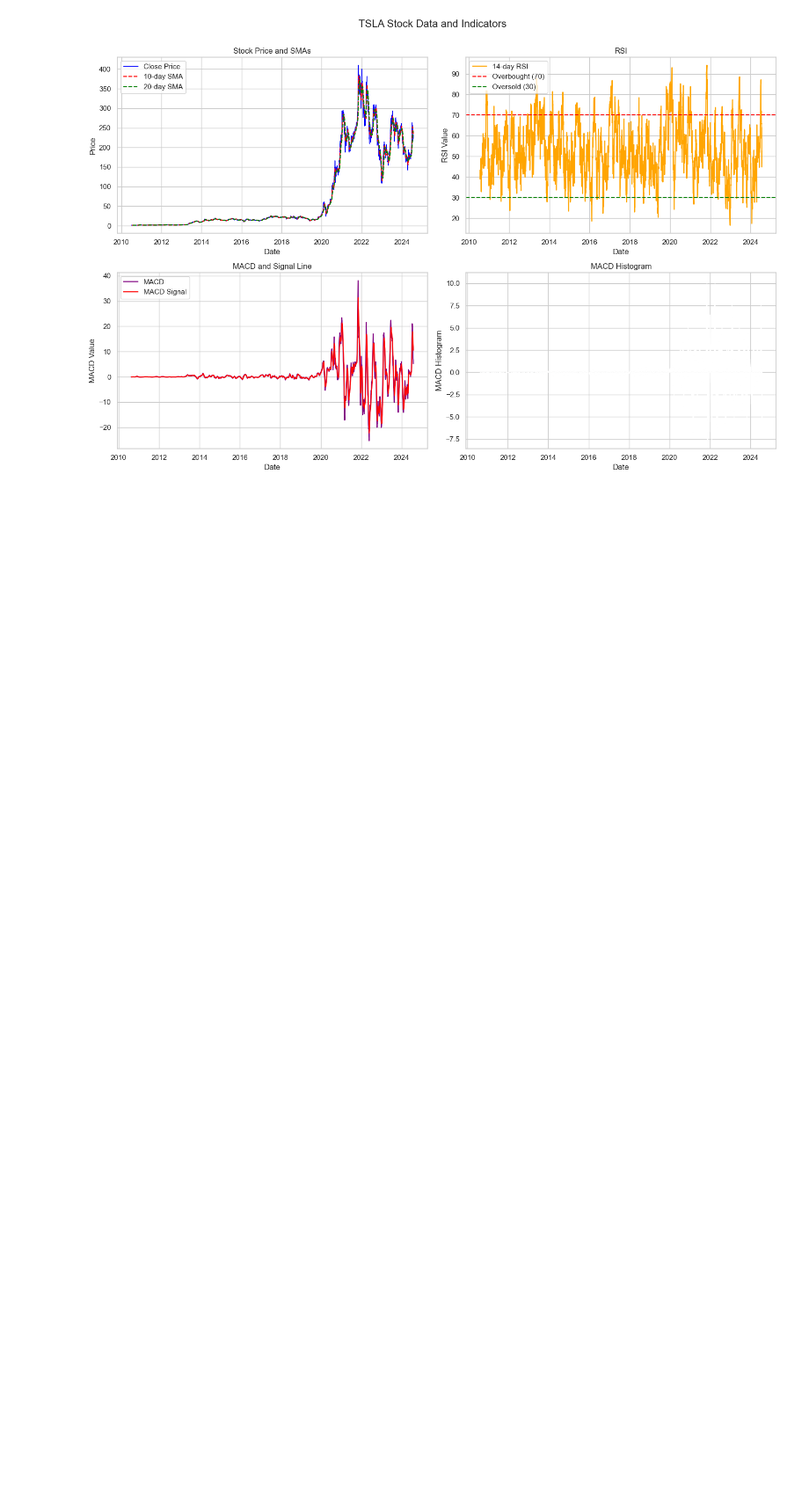
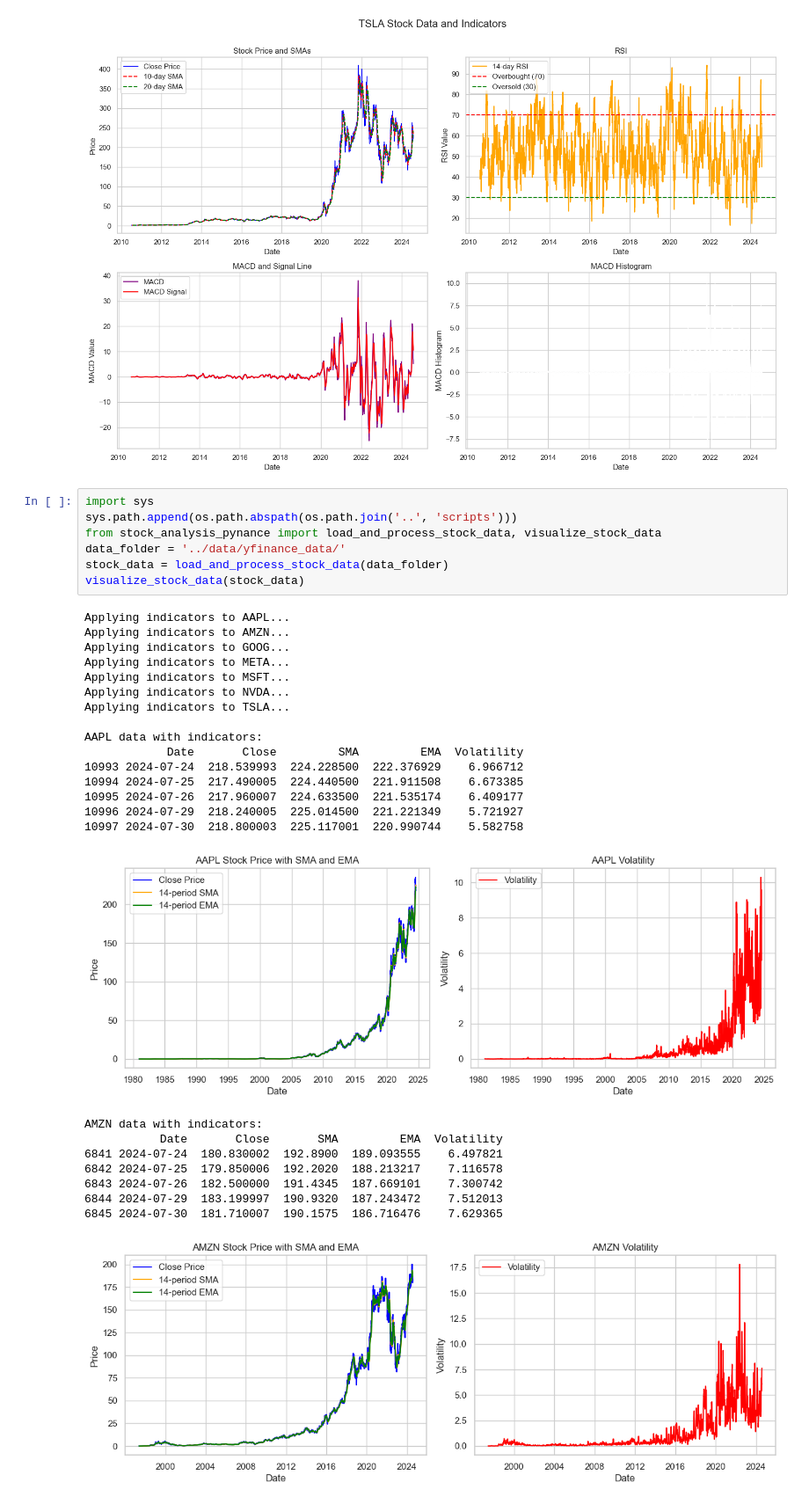
Before and after one commit to jealsab/kaim-week-1, a Jupyter notebook: notebooks/finance.ipynb, the cells around one changed output. Shown at 88% size. Cells and saved outputs as stored; diff of their text form; blank space fills up the shorter version.

Commit message:
Adds stock data processing and visualization using pynance

```diff
--- a/notebooks/finance.ipynb
+++ b/notebooks/finance.ipynb
@@ -114,3 +114,35 @@ TSLA data with indicators:
 3543    11.811547  -5.218447
 3544    10.490485  -5.284248
 [figure]
+# %%
+import sys
+sys.path.append(os.path.abspath(os.path.join('..', 'scripts')))
+from stock_analysis_pynance import load_and_process_stock_data, visualize_stock_data
+data_folder = '../data/yfinance_data/'
+stock_data = load_and_process_stock_data(data_folder)
+visualize_stock_data(stock_data)
+# %% [output]
+Applying indicators to AAPL...
+Applying indicators to AMZN...
+Applying indicators to GOOG...
+Applying indicators to META...
+Applying indicators to MSFT...
+Applying indicators to NVDA...
+Applying indicators to TSLA...
+
+AAPL data with indicators:
+            Date       Close         SMA         EMA  Volatility
+10993 2024-07-24  218.539993  224.228500  222.376929    6.966712
+10994 2024-07-25  217.490005  224.440500  221.911508    6.673385
+10995 2024-07-26  217.960007  224.633500  221.535174    6.409177
+10996 2024-07-29  218.240005  225.014500  221.221349    5.721927
+10997 2024-07-30  218.800003  225.117001  220.990744    5.582758
+[figure, added]
+AMZN data with indicators:
+           Date       Close       SMA         EMA  Volatility
+6841 2024-07-24  180.830002  192.8900  189.093555    6.497821
+6842 2024-07-25  179.850006  192.2020  188.213217    7.116578
+6843 2024-07-26  182.500000  191.4345  187.669101    7.300742
+6844 2024-07-29  183.199997  190.9320  187.243472    7.512013
+6845 2024-07-30  181.710007  190.1575  186.716476    7.629365
+[figure, added]
```
Also changed, not shown: parts of 1 cell of this notebook, 1 other file.
